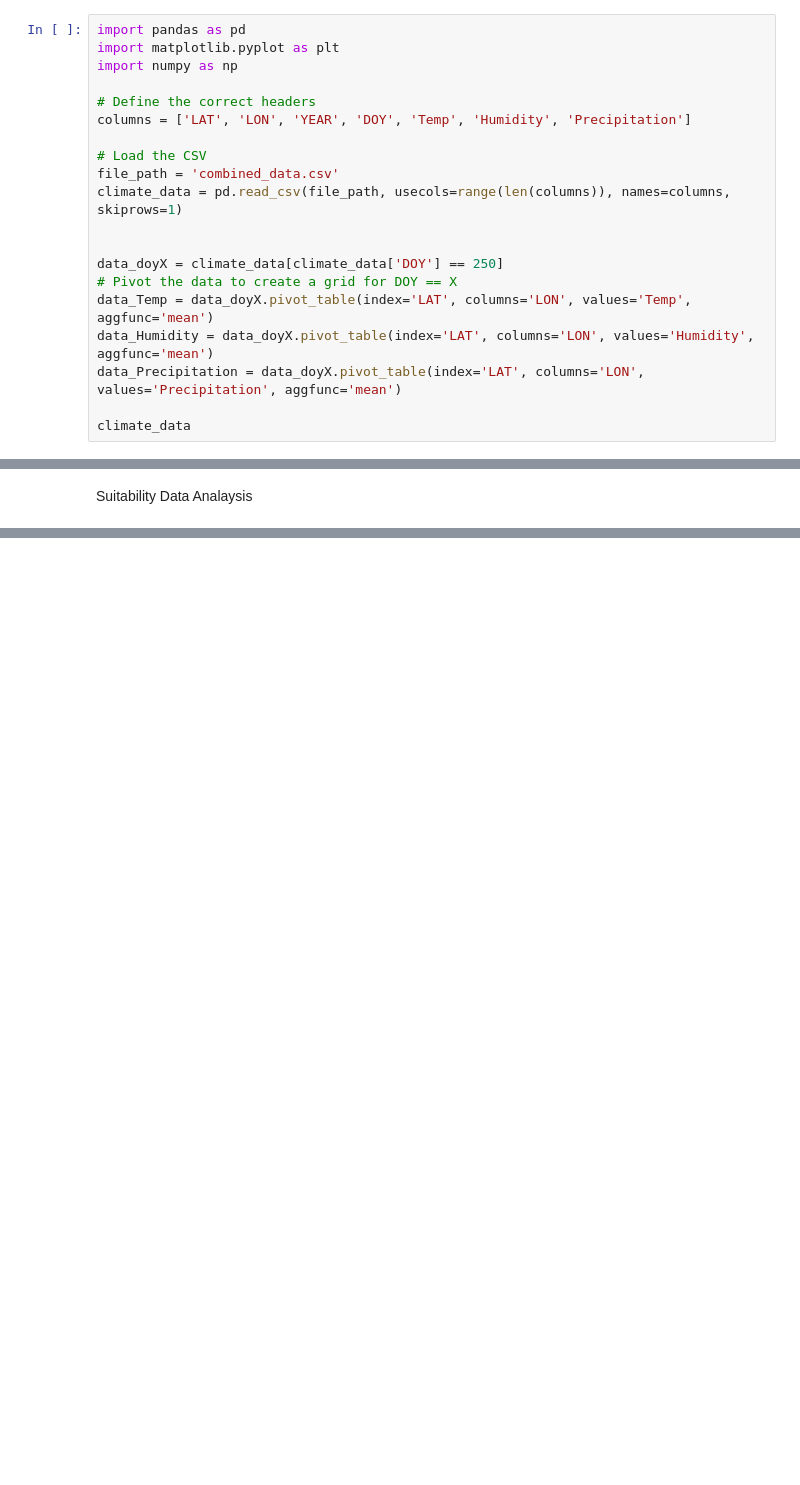
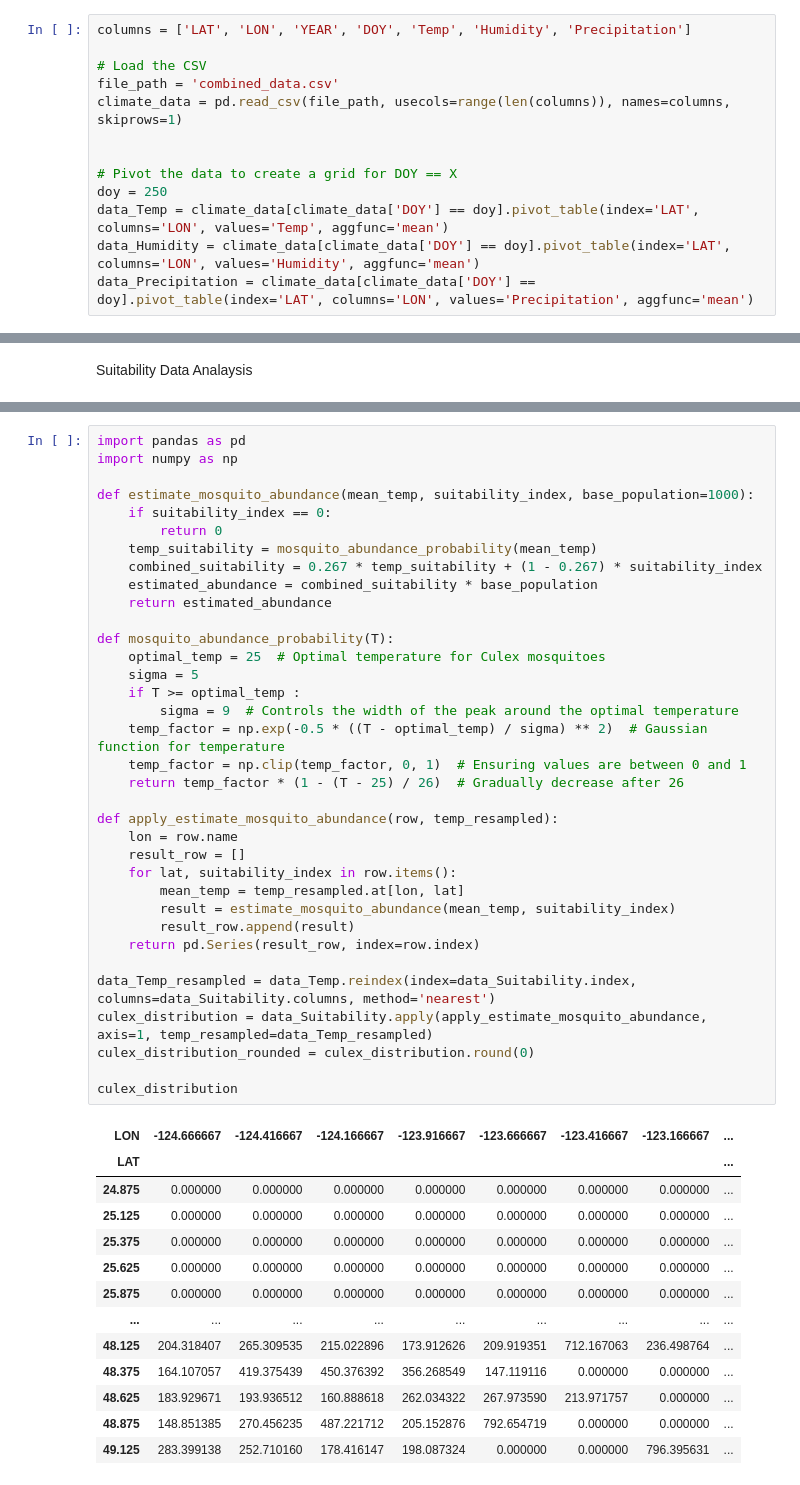
Before and after one commit to MatinMarjani/ABM-WNV, a Jupyter notebook: ClimateDataHandler.ipynb, the cells around one changed output, grey strips where cells are left out. Drawn from its saved outputs; the diff is of its cells as text; blank space fills up the shorter version.

```diff
--- a/ClimateDataHandler.ipynb
+++ b/ClimateDataHandler.ipynb
@@ -28,11 +29,6 @@ All files have been combined into combined_data.csv
 # %% [markdown]
 Climate Data Analaysis
 # %%
-import pandas as pd
-import matplotlib.pyplot as plt
-import numpy as np
-
-# Define the correct headers
 columns = ['LAT', 'LON', 'YEAR', 'DOY', 'Temp', 'Humidity', 'Precipitation']
 
 # Load the CSV
@@ -40,10 +36,8 @@ file_path = 'combined_data.csv'
 climate_data = pd.read_csv(file_path, usecols=range(len(columns)), names=columns, skiprows=1)
 
 
-data_doyX = climate_data[climate_data['DOY'] == 250]
 # Pivot the data to create a grid for DOY == X
-data_Temp = data_doyX.pivot_table(index='LAT', columns='LON', values='Temp', aggfunc='mean')
-data_Humidity = data_doyX.pivot_table(index='LAT', columns='LON', values='Humidity', aggfunc='mean')
-data_Precipitation = data_doyX.pivot_table(index='LAT', columns='LON', values='Precipitation', aggfunc='mean')
-
-climate_data
+doy = 250
+data_Temp = climate_data[climate_data['DOY'] == doy].pivot_table(index='LAT', columns='LON', values='Temp', aggfunc='mean')
+data_Humidity = climate_data[climate_data['DOY'] == doy].pivot_table(index='LAT', columns='LON', values='Humidity', aggfunc='mean')
+data_Precipitation = climate_data[climate_data['DOY'] == doy].pivot_table(index='LAT', columns='LON', values='Precipitation', aggfunc='mean')
@@ -280,0 +150,49 @@ array([-124.66666667, -124.41666667, -124.16666667, -123.91666667,
+# %%
+import pandas as pd
+import numpy as np
+
+def estimate_mosquito_abundance(mean_temp, suitability_index, base_population=1000):
+    if suitability_index == 0:
+        return 0
+    temp_suitability = mosquito_abundance_probability(mean_temp)
+    combined_suitability = 0.267 * temp_suitability + (1 - 0.267) * suitability_index
+    estimated_abundance = combined_suitability * base_population
+    return estimated_abundance
+
+def mosquito_abundance_probability(T):
+    optimal_temp = 25  # Optimal temperature for Culex mosquitoes
+    sigma = 5
+    if T >= optimal_temp :
+        sigma = 9  # Controls the width of the peak around the optimal temperature
+    temp_factor = np.exp(-0.5 * ((T - optimal_temp) / sigma) ** 2)  # Gaussian function for temperature
+    temp_factor = np.clip(temp_factor, 0, 1)  # Ensuring values are between 0 and 1
+    return temp_factor * (1 - (T - 25) / 26)  # Gradually decrease after 26
+
+def apply_estimate_mosquito_abundance(row, temp_resampled):
+    lon = row.name
+    result_row = []
+    for lat, suitability_index in row.items():
+        mean_temp = temp_resampled.at[lon, lat]
+        result = estimate_mosquito_abundance(mean_temp, suitability_index)
+        result_row.append(result)
+    return pd.Series(result_row, index=row.index)
+
+data_Temp_resampled = data_Temp.reindex(index=data_Suitability.index, columns=data_Suitability.columns, method='nearest')
+culex_distribution = data_Suitability.apply(apply_estimate_mosquito_abundance, axis=1, temp_resampled=data_Temp_resampled)
+culex_distribution_rounded = culex_distribution.round(0)
+
+culex_distribution
+# %% [output]
+| LON | -124.666667 | -124.416667 | -124.166667 | -123.916667 | -123.666667 | -123.416667 | -123.166667 | ... |
+| LAT |  |  |  |  |  |  |  | ... |
+| 24.875 | 0.000000 | 0.000000 | 0.000000 | 0.000000 | 0.000000 | 0.000000 | 0.000000 | ... |
+| 25.125 | 0.000000 | 0.000000 | 0.000000 | 0.000000 | 0.000000 | 0.000000 | 0.000000 | ... |
+| 25.375 | 0.000000 | 0.000000 | 0.000000 | 0.000000 | 0.000000 | 0.000000 | 0.000000 | ... |
+| 25.625 | 0.000000 | 0.000000 | 0.000000 | 0.000000 | 0.000000 | 0.000000 | 0.000000 | ... |
+| 25.875 | 0.000000 | 0.000000 | 0.000000 | 0.000000 | 0.000000 | 0.000000 | 0.000000 | ... |
+| ... | ... | ... | ... | ... | ... | ... | ... | ... |
+| 48.125 | 204.318407 | 265.309535 | 215.022896 | 173.912626 | 209.919351 | 712.167063 | 236.498764 | ... |
+| 48.375 | 164.107057 | 419.375439 | 450.376392 | 356.268549 | 147.119116 | 0.000000 | 0.000000 | ... |
+| 48.625 | 183.929671 | 193.936512 | 160.888618 | 262.034322 | 267.973590 | 213.971757 | 0.000000 | ... |
+| 48.875 | 148.851385 | 270.456235 | 487.221712 | 205.152876 | 792.654719 | 0.000000 | 0.000000 | ... |
+| 49.125 | 283.399138 | 252.710160 | 178.416147 | 198.087324 | 0.000000 | 0.000000 | 796.395631 | ... |
```
Also changed, not shown: parts of 20 cells of this notebook.
